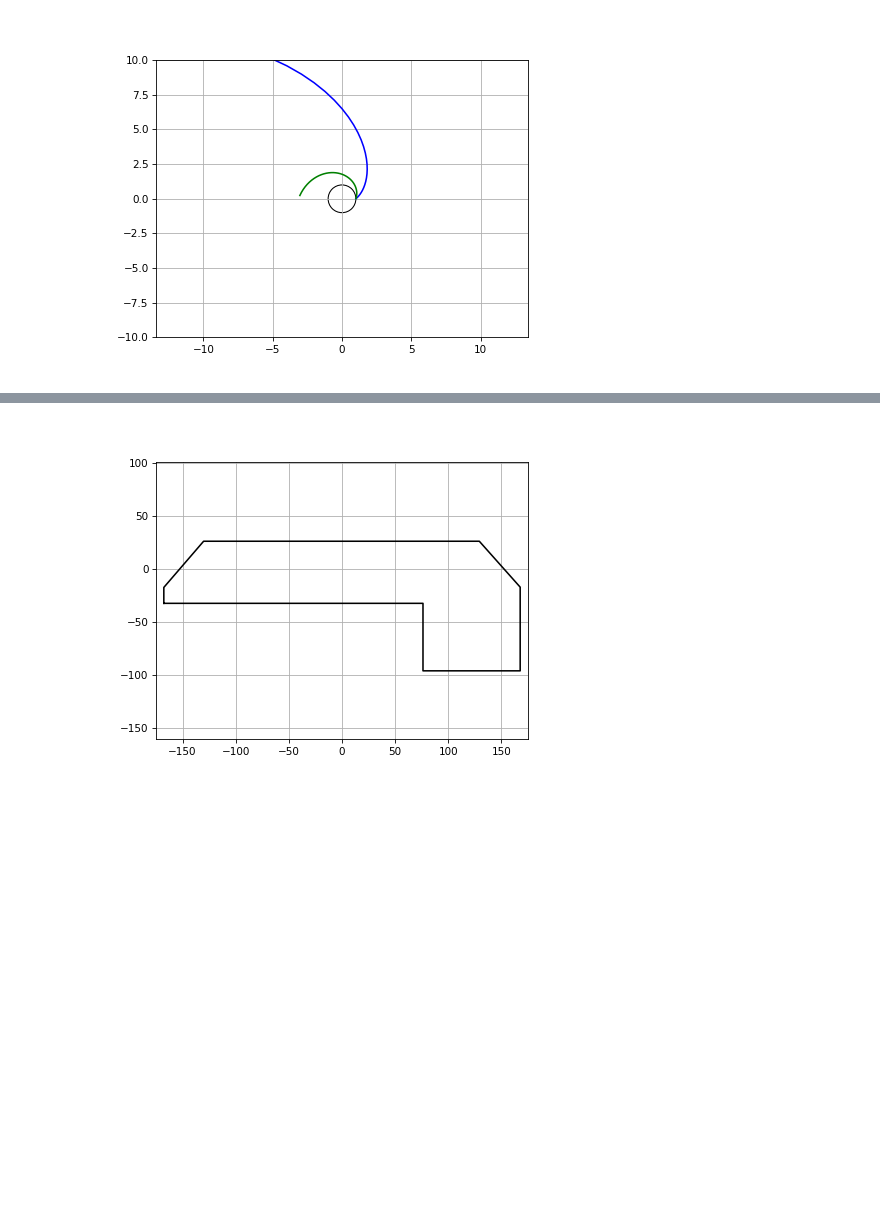
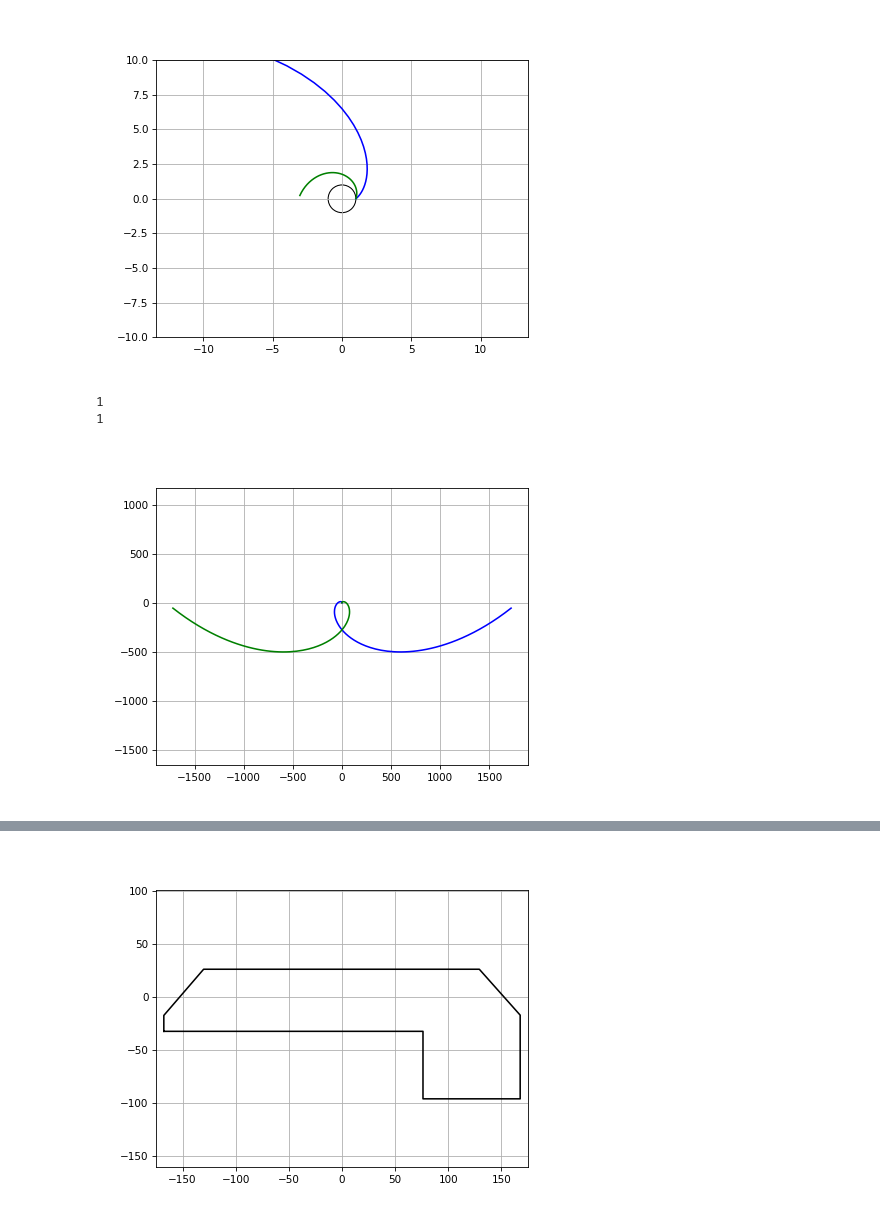
Before and after one commit to G-IV/Log-Spiral-Pattern, a Jupyter notebook: Log Spiral Jupyter Notebook.ipynb, the cells around one changed output, grey strips where cells are left out. Cells and saved outputs as stored; diff of their text form; code cells hidden in the pictures; blank space fills up the shorter version.

Commit message:
Oh my god, so many changes. Exploring how to find intersecting points.

```diff
--- a/Log Spiral Jupyter Notebook.ipynb
+++ b/Log Spiral Jupyter Notebook.ipynb
@@ -320,7 +320,7 @@ scale_plot.grid(True) # Turn on the grid
 scale_plot.set_xlim(-10, 10) # Set the limits of the plot
 scale_plot.set_ylim(-10, 10) # Set the limits of the plot
 
-def a(scale= 1, i=1):
+def scale_factor(scale= 1, i=1):
     return scale * i
 
 scale1 = []
@@ -439,2 +444,59 @@ def r_prime(i, rotation=0):
     }
     return point
+# %%
+#------------------------------------------------------------
+#
+#   Generate a set of curves
+#
+#   Inputs:
+#     - qty: The number of curves to generate
+#
+#   Outputs:
+#     - Curves, an array of curves, where the data point
+#       is an array of points as returned by the r and r'
+#------------------------------------------------------------
+fig, curve_generator = plt.subplots()
+plt.rcParams['figure.dpi'] = 75 # Set this to make the plot bigger
+curve_generator.axis('equal') # Set the aspect ratio of the plot to be equal
+curve_generator.grid(True) # Turn on the grid
+# curve_generator.set_xlim(-10, 10) # Set the limits of the plot
+# curve_generator.set_ylim(-10, 10) # Set the limits of the plot
+
+def generate_curve(rotation, number_of_points=40):
+    curve = []
+    mirror_curve = []
+    for i in range(0, number_of_points):
+        curve.append(r(i, rotation))
+        mirror_curve.append(r_prime(i, rotation))
+    return {
+        "curve": curve,
+        "mirror_curve": mirror_curve
+    }
+
+def generate_curves(number_of_curves=1, number_of_points=40):
+    curves = []
+    mirrored_curves = []
+    for i in range(0, number_of_curves):
+        rotation = math.radians(i * 360 / number_of_curves)
+        new_curves = generate_curve(rotation, number_of_points)
+        curves.append(new_curves["curve"])
+        mirrored_curves.append(new_curves["mirror_curve"])
+    return {
+        "curves": curves,
+        "mirrored_curves": mirrored_curves
+    }
+
+def plot_curves(curves, chart):
+    for curve in curves["curves"]:
+        chart.plot([point["x"] for point in curve], [point["y"] for point in curve], 'b-')
+    for mirrored_curve in curves["mirrored_curves"]:
+        chart.plot([point["x"] for point in mirrored_curve], [point["y"] for point in mirrored_curve], 'g-')
+
+curve_set = generate_curves(1, 200)
+print(len(curve_set["curves"]))
+print(len(curve_set["mirrored_curves"]))
+plot_curves(curve_set, curve_generator)
+# %% [output]
+1
+1
+[figure, added]
```
Also changed, not shown: parts of 7 cells of this notebook.
